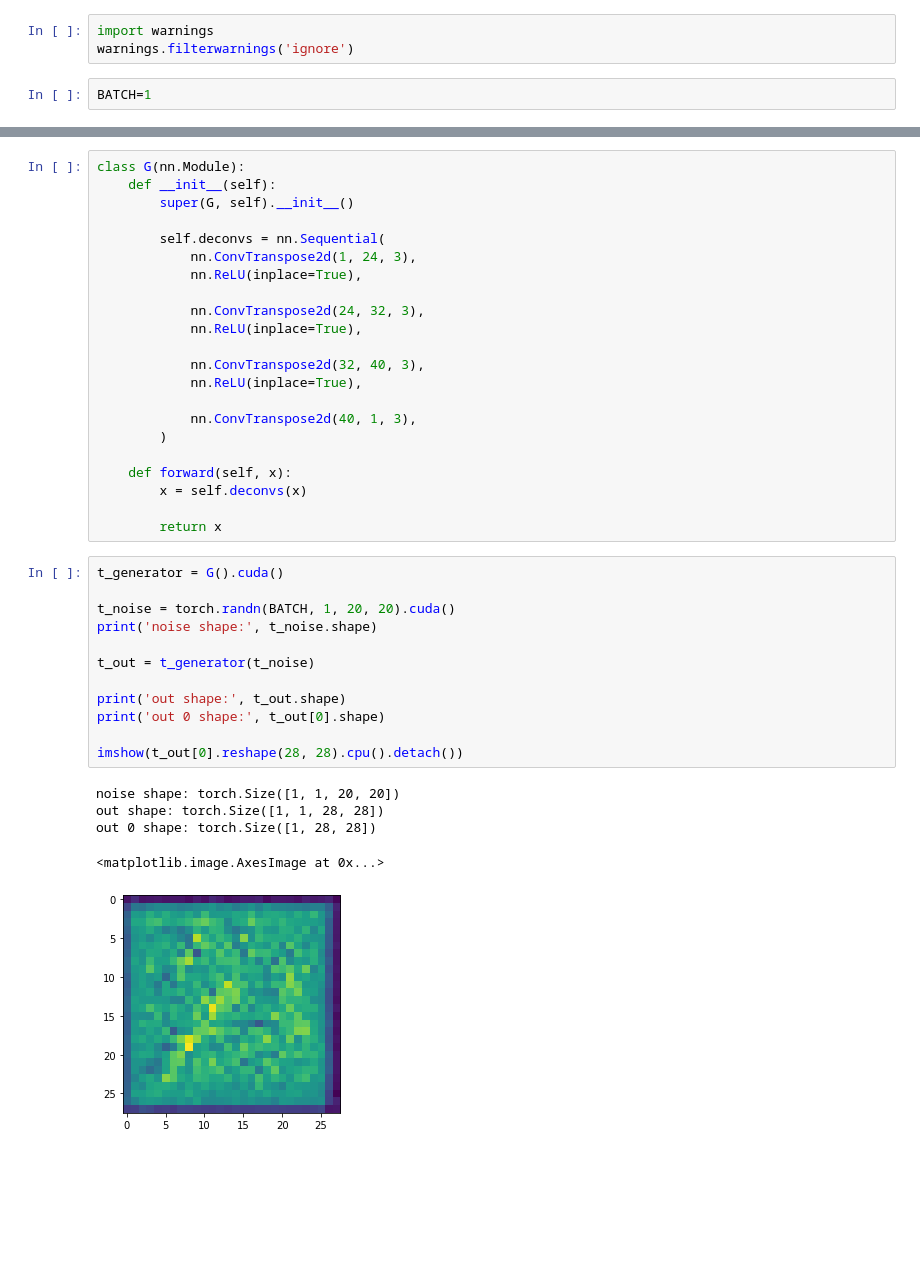
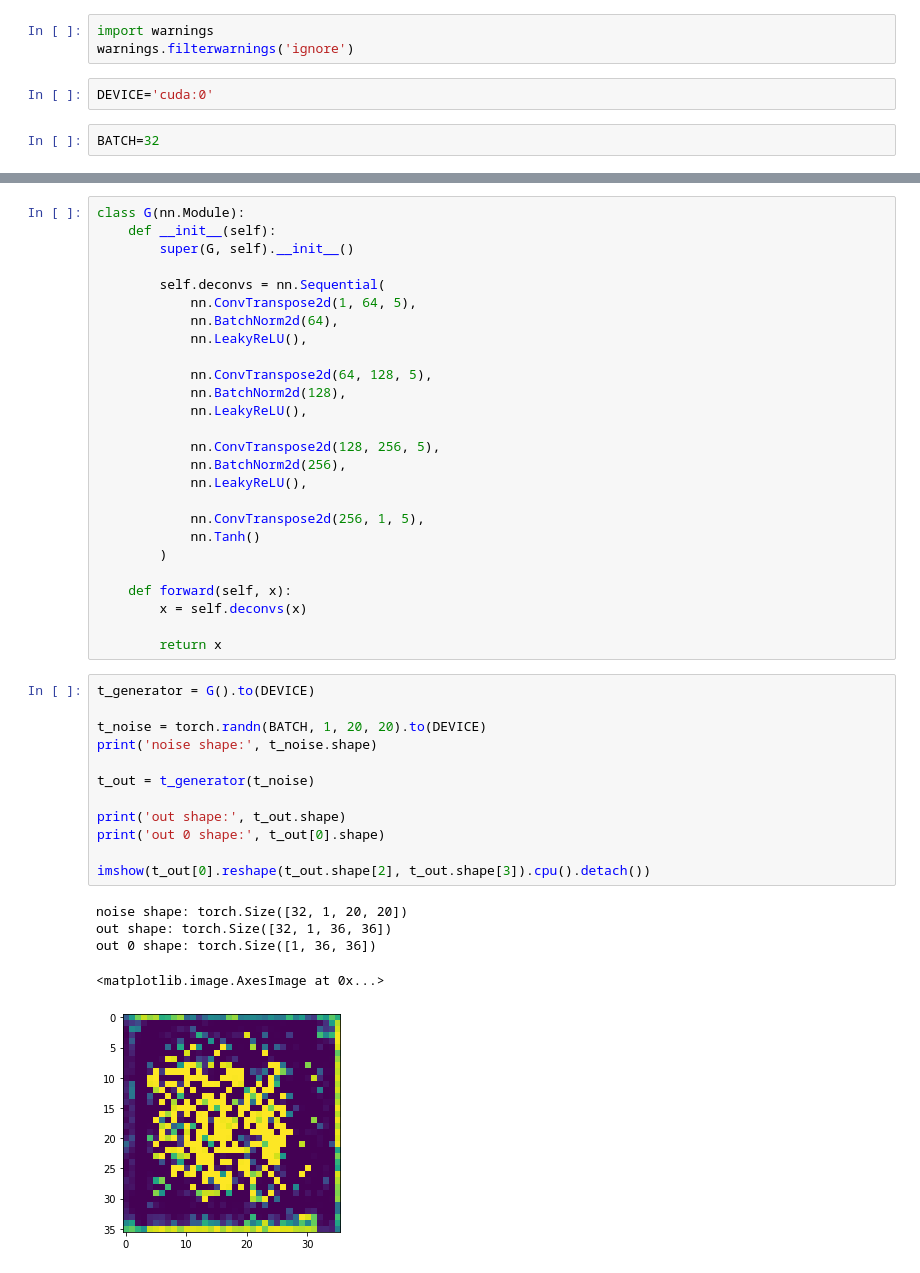
Before and after one commit to luundbr/algos, a Jupyter notebook: gan.ipynb, the cells around one changed output, grey strips where cells are left out. Cells and saved outputs as stored; diff of their text form; blank space fills up the shorter version.

```diff
--- a/gan.ipynb
+++ b/gan.ipynb
@@ -20,8 +42,10 @@ Populating the interactive namespace from numpy and matplotlib
 # %%
 import warnings
 warnings.filterwarnings('ignore')
+# %%
+DEVICE='cuda:0'
 # %%
-BATCH=1
+BATCH=32
 # %%
 train_data = datasets.MNIST(
 	root='data',
@@ -58,16 +82,20 @@ class G(nn.Module):
 		super(G, self).__init__()
 
 		self.deconvs = nn.Sequential(
-			nn.ConvTranspose2d(1, 24, 3),
-			nn.ReLU(inplace=True),
+			nn.ConvTranspose2d(1, 64, 5),
+			nn.BatchNorm2d(64),
+			nn.LeakyReLU(),
 
-			nn.ConvTranspose2d(24, 32, 3),
-			nn.ReLU(inplace=True),
+			nn.ConvTranspose2d(64, 128, 5),
+			nn.BatchNorm2d(128),
+			nn.LeakyReLU(),
 
-			nn.ConvTranspose2d(32, 40, 3),
-			nn.ReLU(inplace=True),
+			nn.ConvTranspose2d(128, 256, 5),
+			nn.BatchNorm2d(256),
+			nn.LeakyReLU(),
 
-			nn.ConvTranspose2d(40, 1, 3),
+			nn.ConvTranspose2d(256, 1, 5),
+			nn.Tanh()
 		)
 
 	def forward(self, x):
@@ -75,23 +103,23 @@ class G(nn.Module):
 
 		return x
 # %%
-t_generator = G().cuda()
+t_generator = G().to(DEVICE)
 
-t_noise = torch.randn(BATCH, 1, 20, 20).cuda()
+t_noise = torch.randn(BATCH, 1, 20, 20).to(DEVICE)
 print('noise shape:', t_noise.shape)
 
 t_out = t_generator(t_noise)
 
 print('out shape:', t_out.shape)
 print('out 0 shape:', t_out[0].shape)
 
-imshow(t_out[0].reshape(28, 28).cpu().detach())
+imshow(t_out[0].reshape(t_out.shape[2], t_out.shape[3]).cpu().detach())
 # %% [output]
-noise shape: torch.Size([1, 1, 20, 20])
-out shape: torch.Size([1, 1, 28, 28])
-out 0 shape: torch.Size([1, 28, 28])
+noise shape: torch.Size([32, 1, 20, 20])
+out shape: torch.Size([32, 1, 36, 36])
+out 0 shape: torch.Size([1, 36, 36])
 <matplotlib.image.AxesImage at 0x...>
-[figure, old version]
+[figure, new version]
 # %%
 class D(nn.Module):
 	def __init__(self):
```
Also changed, not shown: parts of 14 cells of this notebook.
